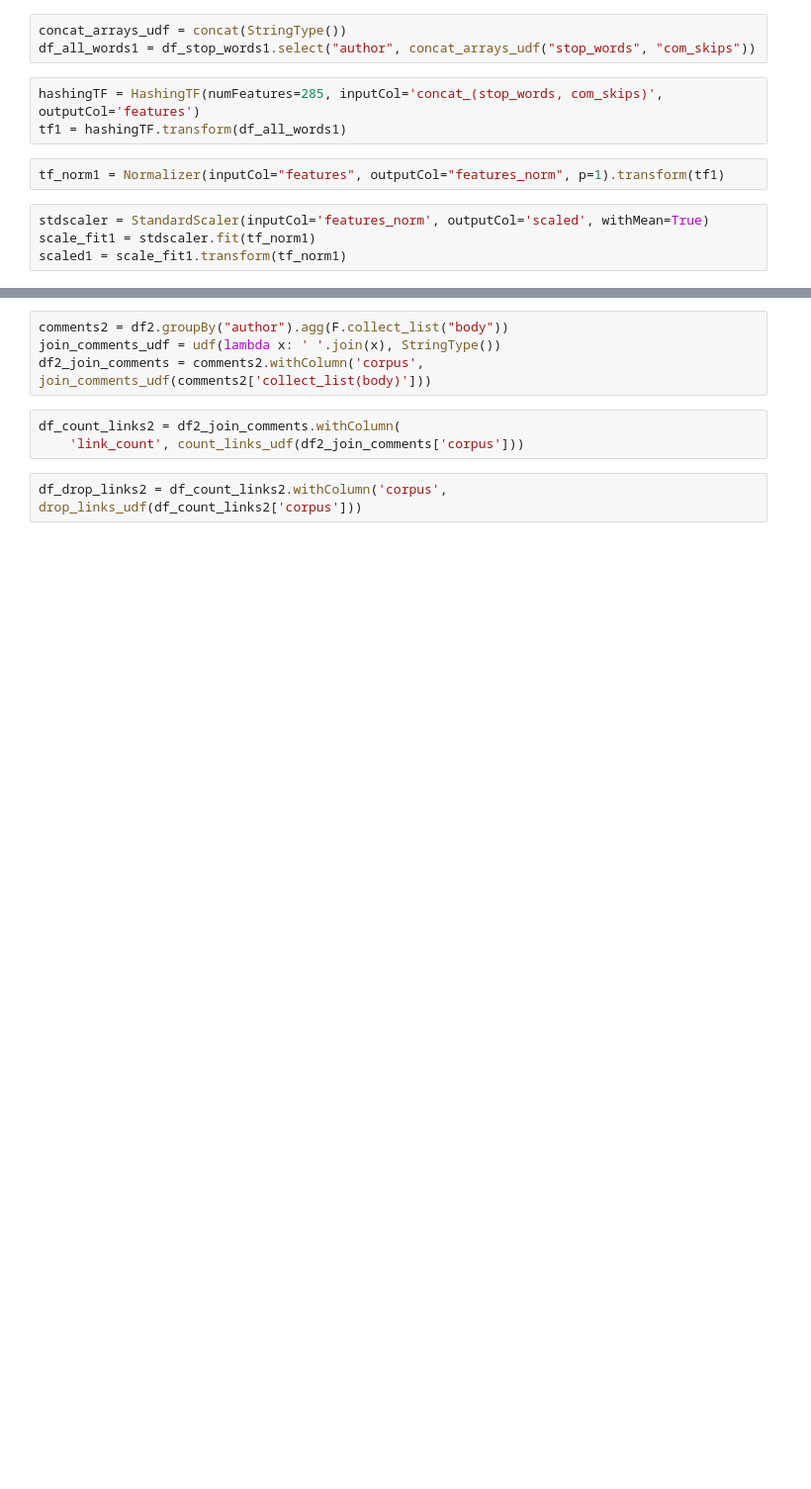
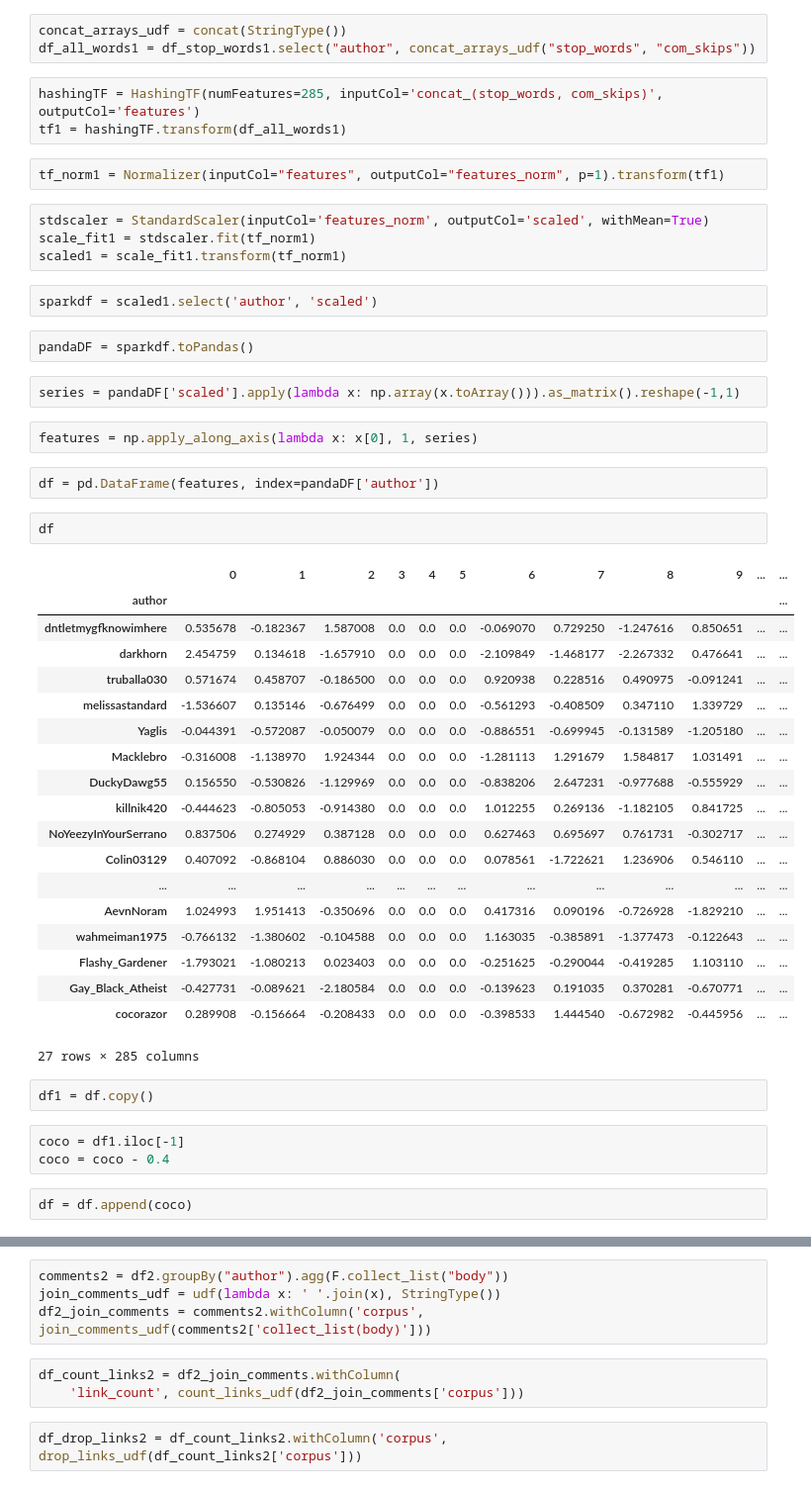
Before and after one commit to jabraunlin/reddit-user-id, a Jupyter notebook: cosines-Copy2.ipynb, the cells around one changed output, grey strips where cells are left out. Shown: that part at 99% size. Saved outputs shown, nothing was run; the diff lists cells and outputs as text; blank space fills up the shorter version.

```diff
--- a/cosines-Copy2.ipynb
+++ b/cosines-Copy2.ipynb
@@ -270,3 +282,42 @@ tf_norm1 = Normalizer(inputCol="features", outputCol="features_norm", p=1).trans
 stdscaler = StandardScaler(inputCol='features_norm', outputCol='scaled', withMean=True)
 scale_fit1 = stdscaler.fit(tf_norm1)
 scaled1 = scale_fit1.transform(tf_norm1)
+# %%
+sparkdf = scaled1.select('author', 'scaled')
+# %%
+pandaDF = sparkdf.toPandas()
+# %%
+series = pandaDF['scaled'].apply(lambda x: np.array(x.toArray())).as_matrix().reshape(-1,1)
+# %%
+features = np.apply_along_axis(lambda x: x[0], 1, series)
+# %%
+df = pd.DataFrame(features, index=pandaDF['author'])
+# %%
+df
+# %% [output]
+|  | 0 | 1 | 2 | 3 | 4 | 5 | 6 | 7 | 8 | 9 | ... | ... |
+| author |  |  |  |  |  |  |  |  |  |  |  | ... |
+| dntletmygfknowimhere | 0.535678 | -0.182367 | 1.587008 | 0.0 | 0.0 | 0.0 | -0.069070 | 0.729250 | -1.247616 | 0.850651 | ... | ... |
+| darkhorn | 2.454759 | 0.134618 | -1.657910 | 0.0 | 0.0 | 0.0 | -2.109849 | -1.468177 | -2.267332 | 0.476641 | ... | ... |
+| truballa030 | 0.571674 | 0.458707 | -0.186500 | 0.0 | 0.0 | 0.0 | 0.920938 | 0.228516 | 0.490975 | -0.091241 | ... | ... |
+| melissastandard | -1.536607 | 0.135146 | -0.676499 | 0.0 | 0.0 | 0.0 | -0.561293 | -0.408509 | 0.347110 | 1.339729 | ... | ... |
+| Yaglis | -0.044391 | -0.572087 | -0.050079 | 0.0 | 0.0 | 0.0 | -0.886551 | -0.699945 | -0.131589 | -1.205180 | ... | ... |
+| Macklebro | -0.316008 | -1.138970 | 1.924344 | 0.0 | 0.0 | 0.0 | -1.281113 | 1.291679 | 1.584817 | 1.031491 | ... | ... |
+| DuckyDawg55 | 0.156550 | -0.530826 | -1.129969 | 0.0 | 0.0 | 0.0 | -0.838206 | 2.647231 | -0.977688 | -0.555929 | ... | ... |
+| killnik420 | -0.444623 | -0.805053 | -0.914380 | 0.0 | 0.0 | 0.0 | 1.012255 | 0.269136 | -1.182105 | 0.841725 | ... | ... |
+| NoYeezyInYourSerrano | 0.837506 | 0.274929 | 0.387128 | 0.0 | 0.0 | 0.0 | 0.627463 | 0.695697 | 0.761731 | -0.302717 | ... | ... |
+| Colin03129 | 0.407092 | -0.868104 | 0.886030 | 0.0 | 0.0 | 0.0 | 0.078561 | -1.722621 | 1.236906 | 0.546110 | ... | ... |
+| ... | ... | ... | ... | ... | ... | ... | ... | ... | ... | ... | ... | ... |
+| AevnNoram | 1.024993 | 1.951413 | -0.350696 | 0.0 | 0.0 | 0.0 | 0.417316 | 0.090196 | -0.726928 | -1.829210 | ... | ... |
+| wahmeiman1975 | -0.766132 | -1.380602 | -0.104588 | 0.0 | 0.0 | 0.0 | 1.163035 | -0.385891 | -1.377473 | -0.122643 | ... | ... |
+| Flashy_Gardener | -1.793021 | -1.080213 | 0.023403 | 0.0 | 0.0 | 0.0 | -0.251625 | -0.290044 | -0.419285 | 1.103110 | ... | ... |
+| Gay_Black_Atheist | -0.427731 | -0.089621 | -2.180584 | 0.0 | 0.0 | 0.0 | -0.139623 | 0.191035 | 0.370281 | -0.670771 | ... | ... |
+| cocorazor | 0.289908 | -0.156664 | -0.208433 | 0.0 | 0.0 | 0.0 | -0.398533 | 1.444540 | -0.672982 | -0.445956 | ... | ... |
+27 rows × 285 columns
+# %%
+df1 = df.copy()
+# %%
+coco = df1.iloc[-1]
+coco = coco - 0.4
+# %%
+df = df.append(coco)
```
Also changed, not shown: parts of 10 cells of this notebook, 1 other file.
